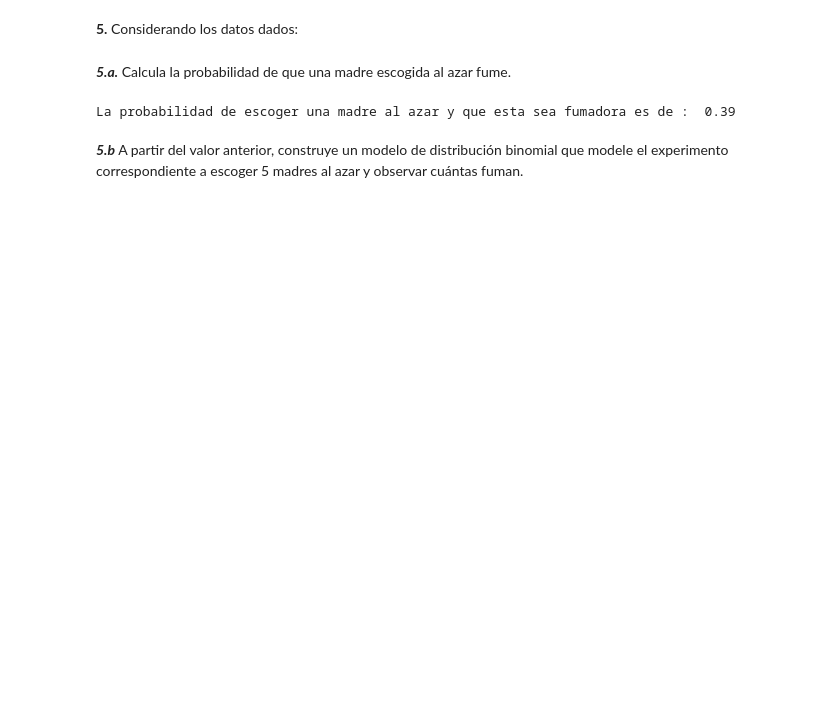
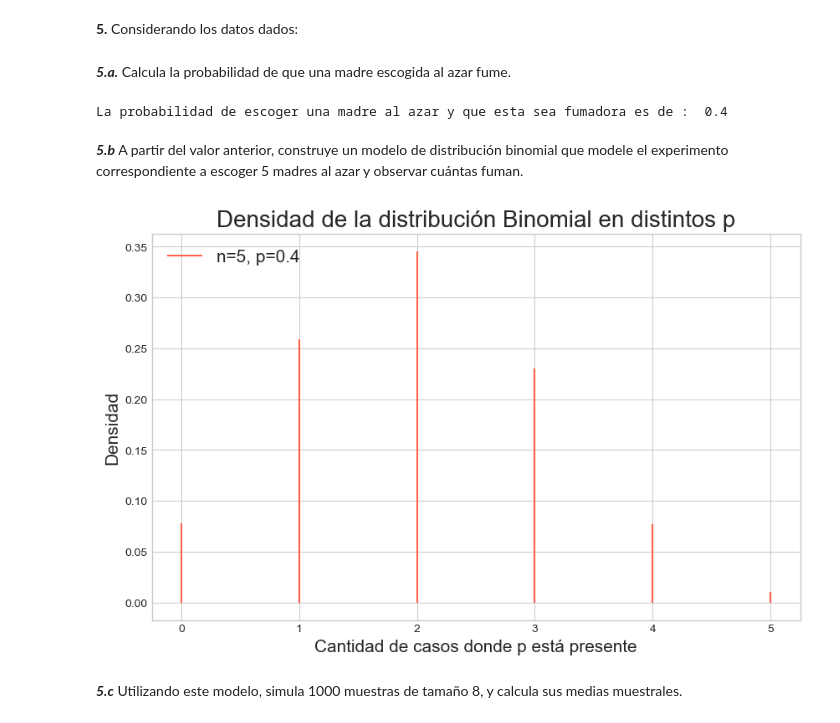
Before and after one commit to crisepu/STATISTICS_PYTHON_TESTS_MODULE4_DATA_SCIENCE_DESAFIOLATAM, a Jupyter notebook: desafio3/Desafio3-Cristian-Sepulveda.ipynb, the cells around one changed output. Cells and saved outputs as stored; diff of their text form; code cells hidden in the pictures; blank space fills up the shorter version.

```diff
--- a/desafio3/Desafio3-Cristian-Sepulveda.ipynb
+++ b/desafio3/Desafio3-Cristian-Sepulveda.ipynb
@@ -241,11 +241,32 @@ Diferencia entre la media de los pesos de los bebes de madres fumadoras y no fum
 # %%
 total_muestra = len(df_baby)
 cant_fumadoras = len(df_fumadoras)
-prob_madre_fumadora = cant_fumadoras / total_muestra
-print("La probabilidad de escoger una madre al azar y que esta sea fumadora es de : ", round(prob_madre_fumadora,2))
+prob_madre_fumadora = round(cant_fumadoras / total_muestra, 1)
+print("La probabilidad de escoger una madre al azar y que esta sea fumadora es de : ", prob_madre_fumadora)
 # %% [output]
-La probabilidad de escoger una madre al azar y que esta sea fumadora es de :  0.39
+La probabilidad de escoger una madre al azar y que esta sea fumadora es de :  0.4
 # %% [markdown]
 ***5.b*** A partir del valor anterior, construye un modelo de distribución binomial que
 modele el experimento correspondiente a escoger 5 madres al azar y observar
 cuántas fuman.
+# %%
+# generamos una lista con cuatro colores
+colors = ["tomato"]
+
+# iniciamos un loop para índices y valores
+for i, prob in enumerate([prob_madre_fumadora]):
+    # generamos un arreglo con numpy
+    x_axis= np.arange(6)
+    # para cada valor de nuestro array graficamos la probabilidad
+    plt.vlines(x_axis, 0, stats.binom(5, prob).pmf(x_axis),
+               # y asignamos un color en específico
+               colors=colors[i], label="n=5, p={}".format(prob))
+plt.legend(loc=2, fontsize = 15)
+plt.title("Densidad de la distribución Binomial en distintos p", size = 20)
+plt.xlabel('Cantidad de casos donde p está presente', size = 15)
+plt.ylabel('Densidad', size = 15);
+# %% [output]
+[figure, added]
+# %% [markdown]
+***5.c*** Utilizando este modelo, simula 1000 muestras de tamaño 8, y calcula sus medias
+muestrales.
```
Also changed, not shown: parts of 7 cells of this notebook.
